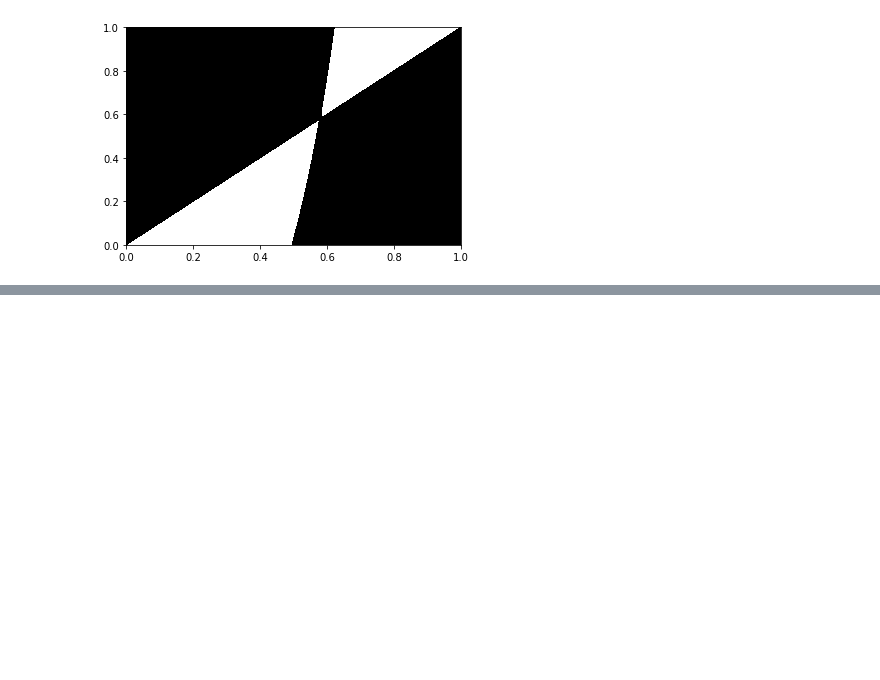
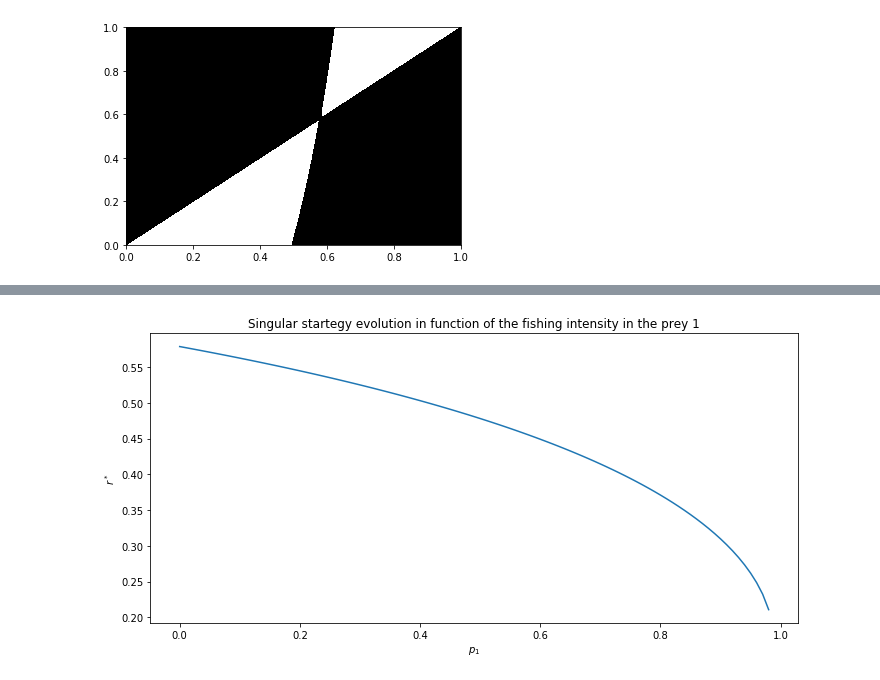
Before and after one commit to baptelie/DYAD_proj, a Jupyter notebook: project1.0.ipynb, the cells around one changed output, grey strips where cells are left out. Drawn from its saved outputs; the diff is of its cells as text; code cells hidden in the pictures; blank space fills up the shorter version.

```diff
--- a/project1.0.ipynb
+++ b/project1.0.ipynb
@@ -174,0 +180,33 @@ plt.show()
+# %%
+def find_singular_trait_value(param, p1, p2=0):
+    """
+    Finds the evolutionary singularity
+    """
+    f = lambda m: invasion_fitness(m,m+1e-5, p1=p1, p2 = p2, **param)
+    r = scipy.optimize.brentq(f,0.15,1)
+    return r
+
+def plot_local_landscape(ax,r):
+    """
+    Plots the fitness landscape around the singularity
+    """
+    mlist = np.linspace(0,1,1000)
+    slist = [invasion_fitness(m,r,**p) for m in mlist]
+    ax.plot(mlist,slist, label='Invasion fitness')
+    ax.plot(mlist,[0]*len(mlist), '--', color='k', alpha=.5)
+    ax.set(xlabel=r'$m$', ylabel=r'$s_r(m)$', title='Singular startegy')
+    ax.scatter(r,0,label='Resident trait',color='C3')
+    ax.legend()
+# %%
+fig,ax = plt.subplots(1,1,figsize=(10,5))
+p1_values = np.linspace(0,0.98,99)
+sing_values = [find_singular_trait_value(p_strong, p1 = p) for p in p1_values]
+ax.plot(p1_values,sing_values, label='')
+    #ax.plot(mlist,[0]*len(mlist), '--', color='k', alpha=.5)
+ax.set(xlabel=r'$p_1$', ylabel=r'$r^*$', title='Singular startegy evolution in function of the fishing intensity in the prey 1')
+    #ax.scatter(r,0,label='Resident trait',color='C3')
+    #ax.legend()
+plt.tight_layout()
+plt.show()
+# %% [output]
+[figure, added]
```
Also changed, not shown: parts of 5 cells of this notebook.
